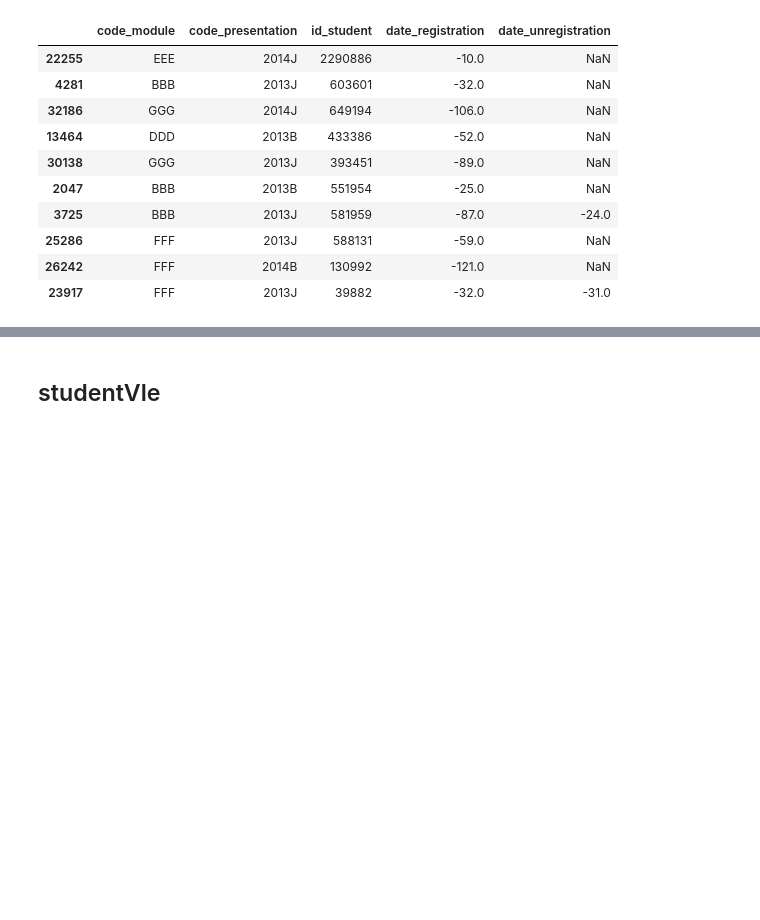
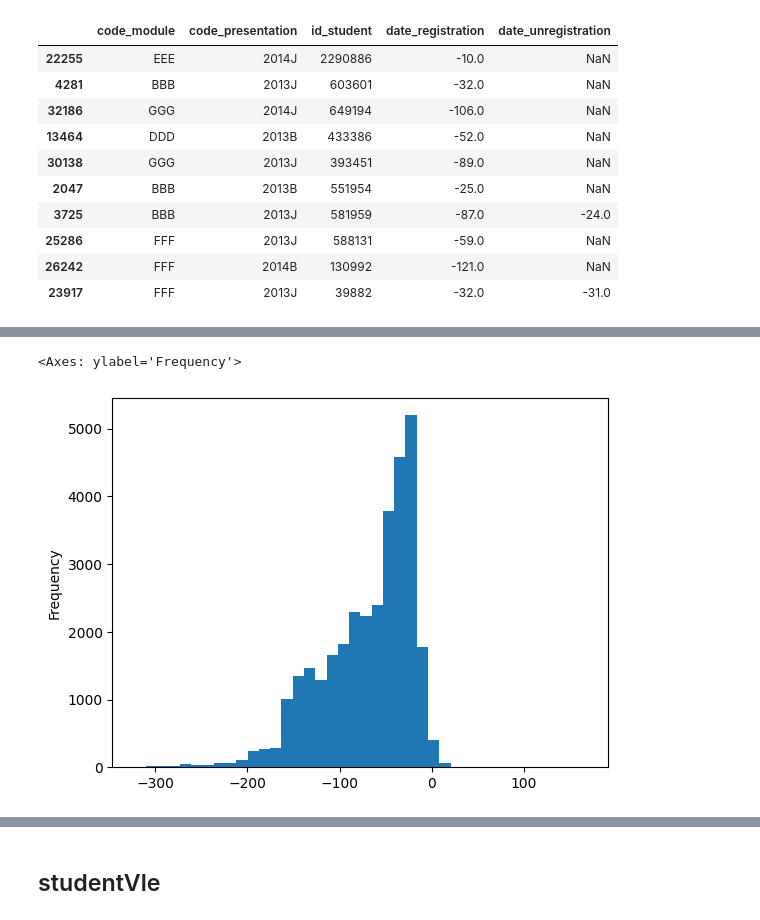
Before and after one commit to mkudim/analytics-learning-notes, a Jupyter notebook: 04_projects/project_03_edtech_oulad/EDA/eda_analysis.ipynb, the cells around one changed output, grey strips where cells are left out. Cells and saved outputs as stored; diff of their text form; code cells hidden in the pictures; blank space fills up the shorter version.

Commit message:
Update studreg в EDA OULAD

```diff
--- a/04_projects/project_03_edtech_oulad/EDA/eda_analysis.ipynb
+++ b/04_projects/project_03_edtech_oulad/EDA/eda_analysis.ipynb
@@ -431,0 +501,5 @@ studreg.sample(10)
+# %%
+studreg['date_registration'].plot(kind='hist', bins=40)
+# %% [output]
+<Axes: ylabel='Frequency'>
+[figure, added]
```
Also changed, not shown: parts of 16 cells of this notebook.
